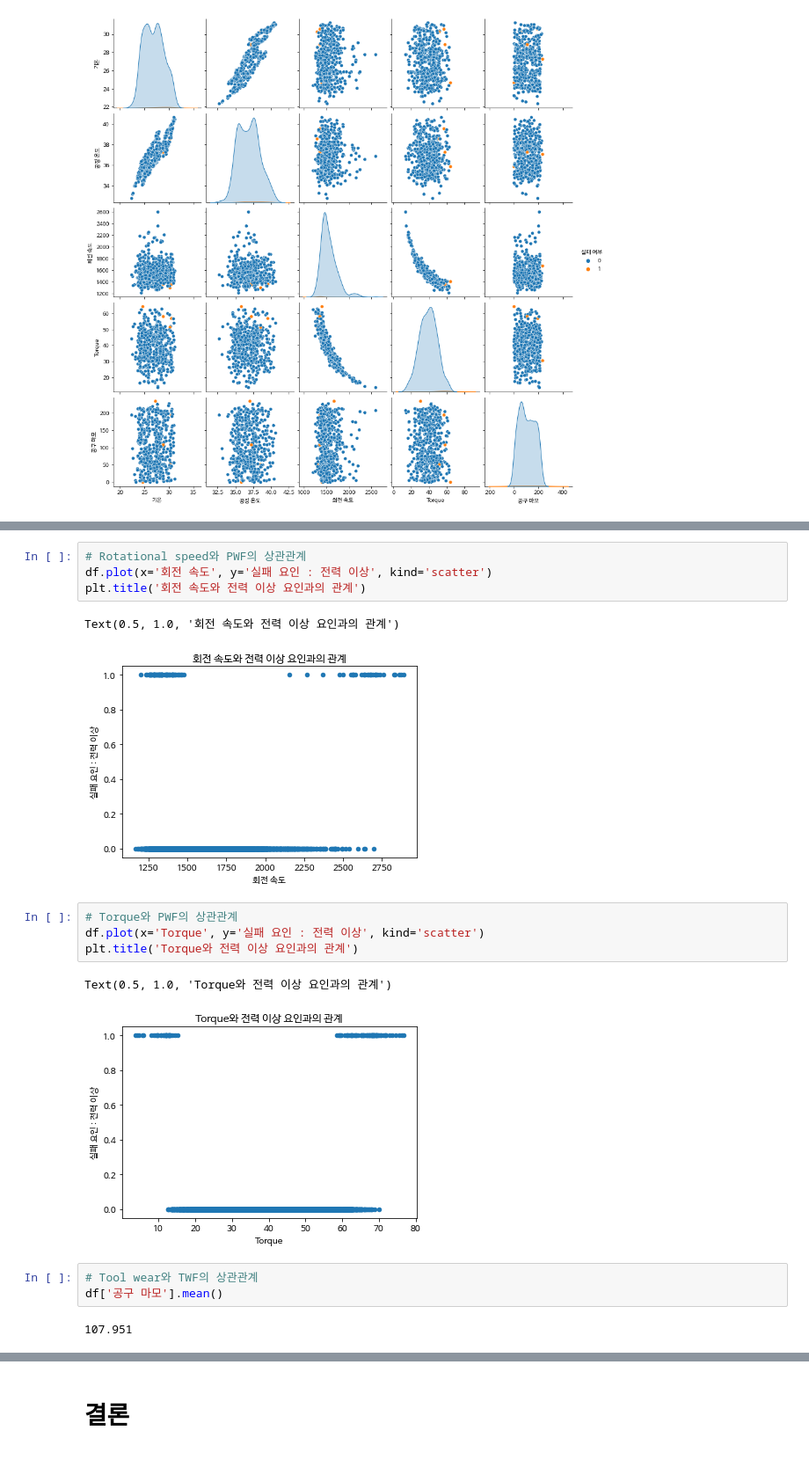
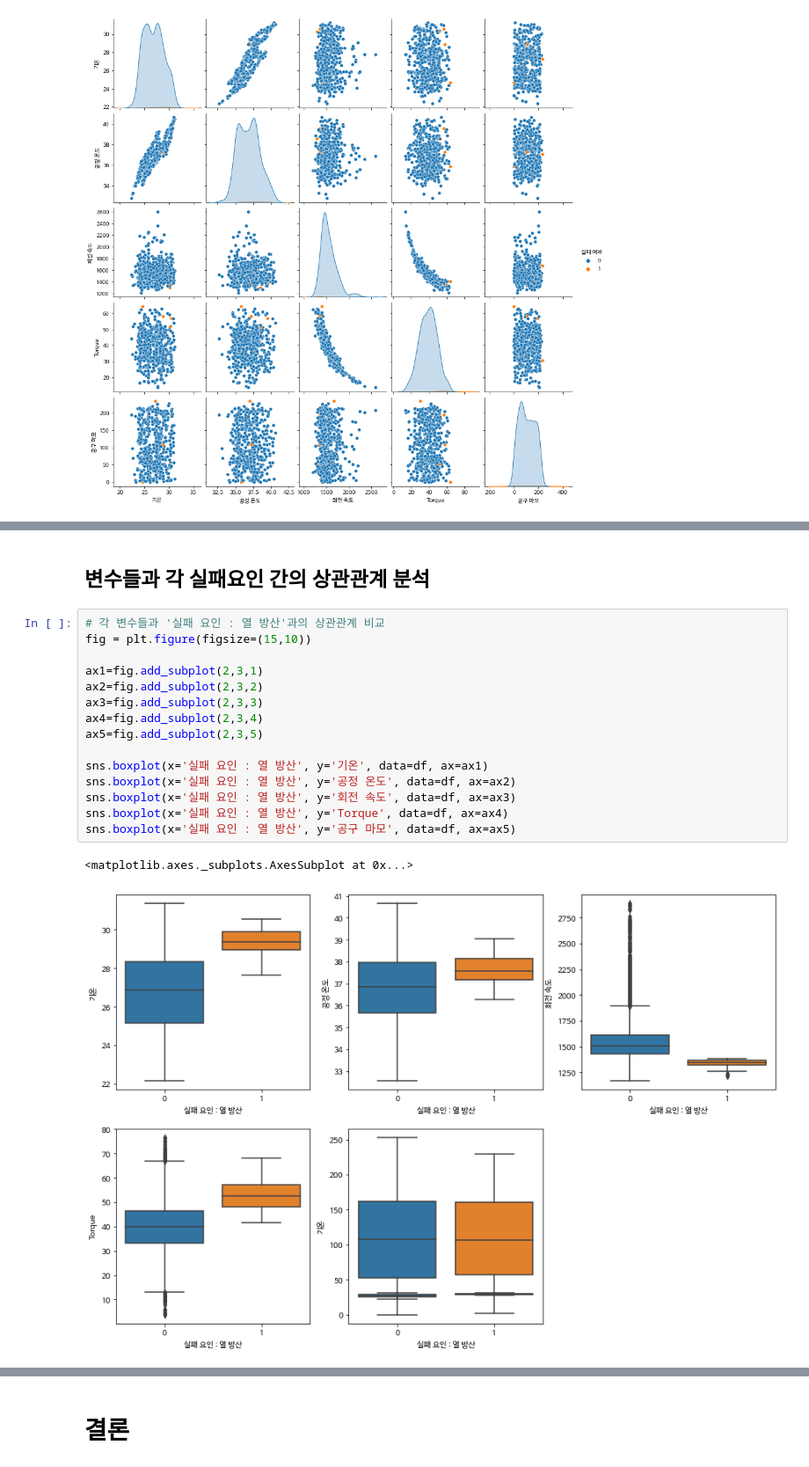
Before and after one commit to cesong2/Display-Sensor, a Jupyter notebook: Predictive_Maintenance2.ipynb, the cells around one changed output, grey strips where cells are left out. Shown at 88% size. Cells and saved outputs as stored; diff of their text form.

```diff
--- a/Predictive_Maintenance2.ipynb
+++ b/Predictive_Maintenance2.ipynb
@@ -280,19 +269,20 @@ sns.boxplot(x="실패 요인 : 열 방산", y="기온", data=df)
-# %%
-# Rotational speed와 PWF의 상관관계
-df.plot(x='회전 속도', y='실패 요인 : 전력 이상', kind='scatter')
-plt.title('회전 속도와 전력 이상 요인과의 관계')
-# %% [output]
-Text(0.5, 1.0, '회전 속도와 전력 이상 요인과의 관계')
-[figure, removed]
-# %%
-# Torque와 PWF의 상관관계
-df.plot(x='Torque', y='실패 요인 : 전력 이상', kind='scatter')
-plt.title('Torque와 전력 이상 요인과의 관계')
-# %% [output]
-Text(0.5, 1.0, 'Torque와 전력 이상 요인과의 관계')
-[figure, removed]
-# %%
-# Tool wear와 TWF의 상관관계
-df['공구 마모'].mean()
-# %% [output]
-107.951
+# %% [markdown]
+## 변수들과 각 실패요인 간의 상관관계 분석
+# %%
+# 각 변수들과 '실패 요인 : 열 방산'과의 상관관계 비교
+fig = plt.figure(figsize=(15,10))
+
+ax1=fig.add_subplot(2,3,1)
+ax2=fig.add_subplot(2,3,2)
+ax3=fig.add_subplot(2,3,3)
+ax4=fig.add_subplot(2,3,4)
+ax5=fig.add_subplot(2,3,5)
+
+sns.boxplot(x='실패 요인 : 열 방산', y='기온', data=df, ax=ax1)
+sns.boxplot(x='실패 요인 : 열 방산', y='공정 온도', data=df, ax=ax2)
+sns.boxplot(x='실패 요인 : 열 방산', y='회전 속도', data=df, ax=ax3)
+sns.boxplot(x='실패 요인 : 열 방산', y='Torque', data=df, ax=ax4)
+sns.boxplot(x='실패 요인 : 열 방산', y='공구 마모', data=df, ax=ax5)
+# %% [output]
+<matplotlib.axes._subplots.AxesSubplot at 0x...>
+[figure, added]
```
Also changed, not shown: parts of 12 cells of this notebook.
